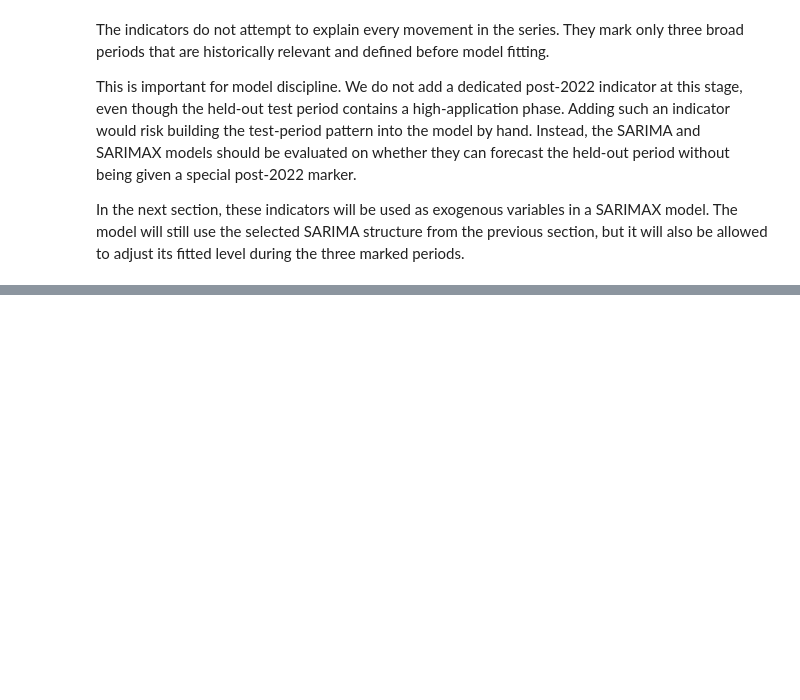
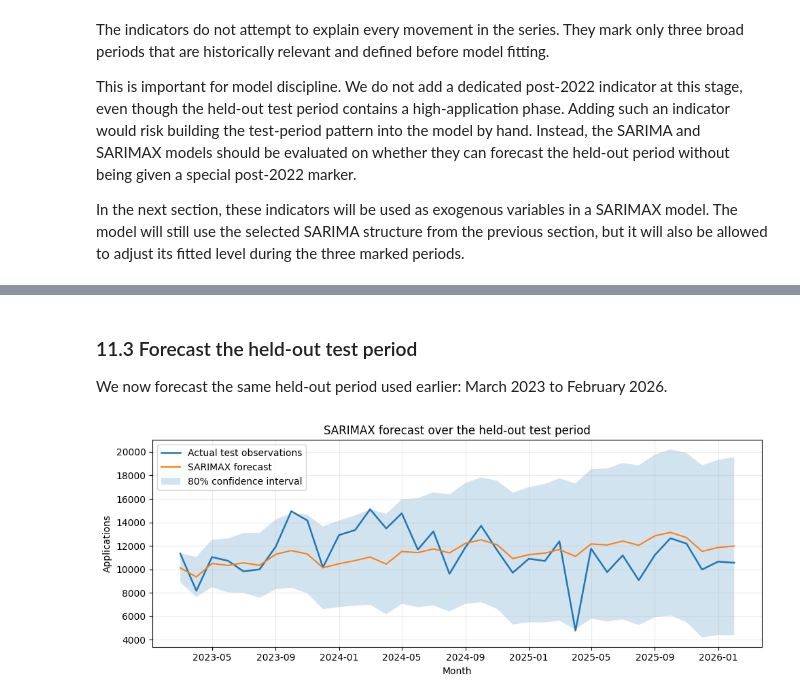
Before and after one commit to kcsongor011/humanitarian_decision_toolkit, a Jupyter notebook: notebooks/forecasting/arrival_dynamics_2_long_term_country_level_arrivals.ipynb, the cells around one changed output, grey strips where cells are left out. Drawn from its saved outputs; the diff is of its cells as text; code cells hidden in the pictures; blank space fills up the shorter version.

Commit message:
Evaluate AD2 SARIMAX event indicators

```diff
--- a/notebooks/forecasting/arrival_dynamics_2_long_term_country_level_arrivals.ipynb
+++ b/notebooks/forecasting/arrival_dynamics_2_long_term_country_level_arrivals.ipynb
@@ -1094,0 +1148,11 @@ In the next section, these indicators will be used as exogenous variables in a S
+# %%
+sarimax_model = SARIMAX(
+    endog=training_series,
+    order=selected_sarima_order,
+    seasonal_order=selected_sarima_seasonal_order,
+    exog=exog_train,
+    enforce_stationarity=False,
+    enforce_invertibility=False,
+)
+
+sarimax_results = sarimax_model.fit(disp=False)
@@ -1094,0 +1192,32 @@ In the next section, these indicators will be used as exogenous variables in a S
+# %% [markdown]
+### 11.3 Forecast the held-out test period
+
+We now forecast the same held-out period used earlier: March 2023 to February 2026.
+# %%
+sarimax_prediction = sarimax_results.get_forecast(
+    steps=len(test),
+    exog=exog_test,
+)
+
+sarimax_prediction_interval = sarimax_prediction.conf_int(alpha=0.20)
+
+sarimax_forecast = pd.DataFrame(
+    {
+        "date": test["date"].to_numpy(),
+        "actual_applications": test["applications"].to_numpy(),
+        "sarimax_forecast": sarimax_prediction.predicted_mean.to_numpy(),
+        "sarimax_lower_80": sarimax_prediction_interval.iloc[:, 0].to_numpy(),
+        "sarimax_upper_80": sarimax_prediction_interval.iloc[:, 1].to_numpy(),
+    }
+)
+# %%
+plot_forecast_with_interval(
+    sarimax_forecast,
+    forecast_column="sarimax_forecast",
+    lower_column="sarimax_lower_80",
+    upper_column="sarimax_upper_80",
+    title="SARIMAX forecast over the held-out test period",
+    forecast_label="SARIMAX forecast",
+)
+# %% [output]
+[figure, added]
```
Also changed, not shown: parts of 12 cells of this notebook.
